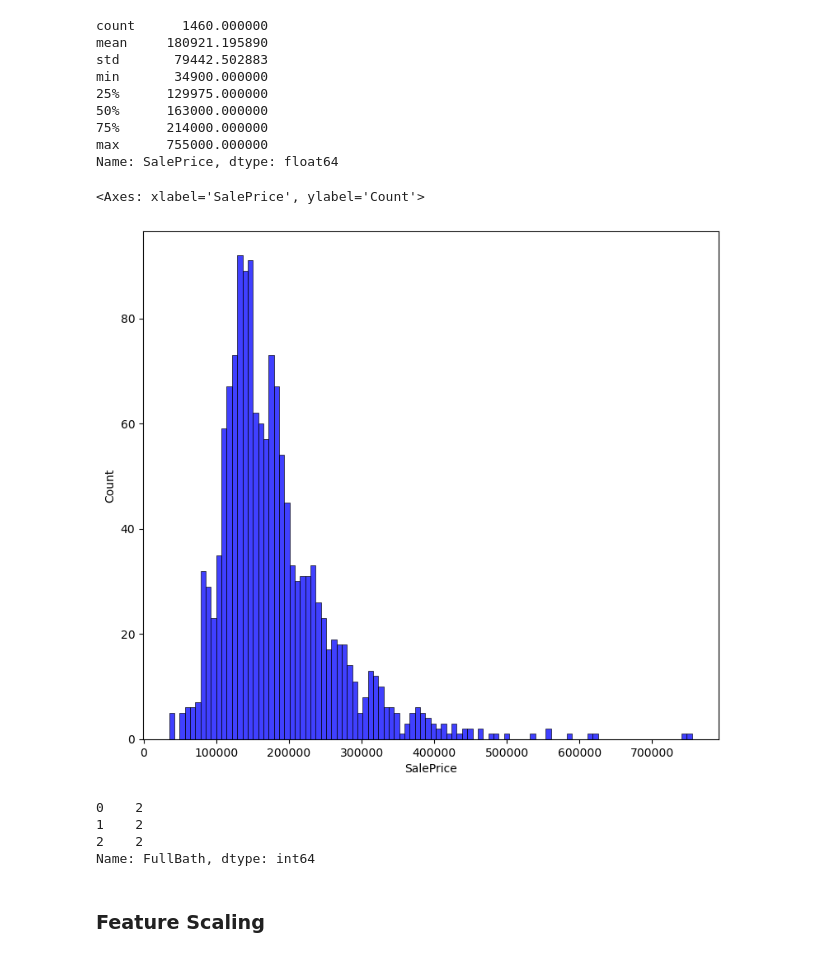
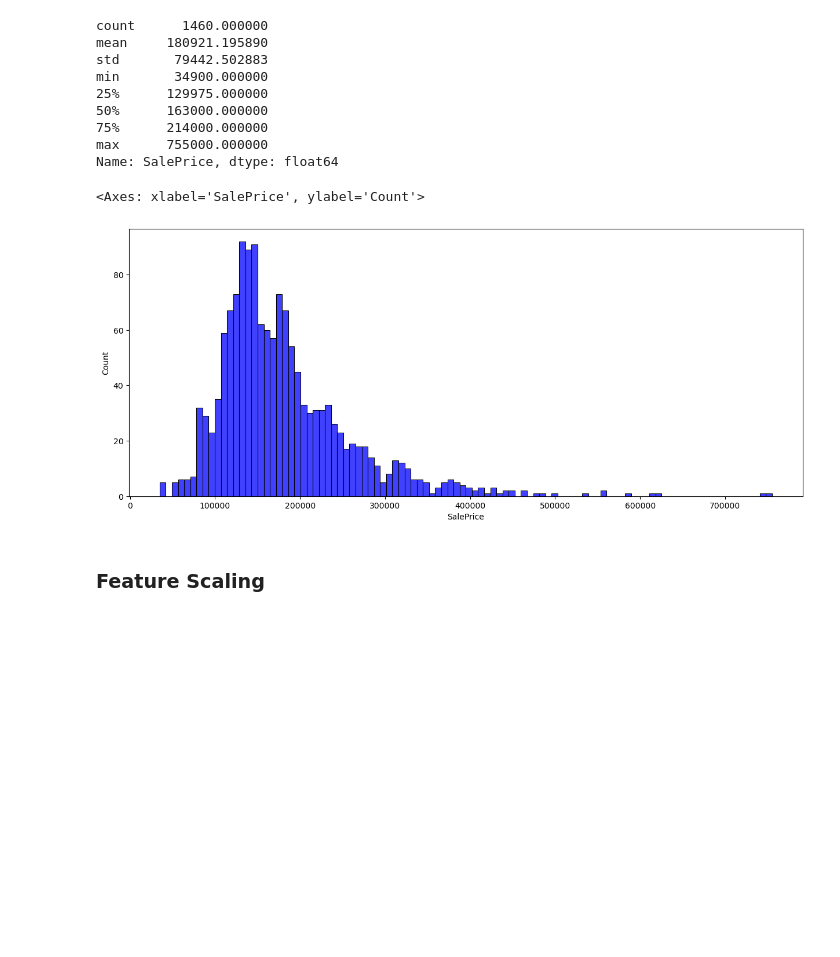
Before and after one commit to Michel-Liao/ml-basics, a Jupyter notebook: linear-regression.ipynb, the cells around one changed output. Saved outputs shown, nothing was run; the diff lists cells and outputs as text; code cells hidden in the pictures; blank space fills up the shorter version.

```diff
--- a/linear-regression.ipynb
+++ b/linear-regression.ipynb
@@ -51,18 +51,11 @@ min       34900.000000
 max      755000.000000
 Name: SalePrice, dtype: float64
 # %%
-plt.figure(figsize=(9,8))
+plt.figure(figsize=(15,6))
 sns.histplot(df_train['SalePrice'], color='b', bins=100)
 # %% [output]
 <Axes: xlabel='SalePrice', ylabel='Count'>
-[figure, old version]
+[figure, new version]
-# %%
-df_train['FullBath'].head(3)
-# %% [output]
-0    2
-1    2
-2    2
-Name: FullBath, dtype: int64
 # %% [markdown]
 ### Feature Scaling
 # %%
```
Also changed, not shown: parts of 9 cells of this notebook.
